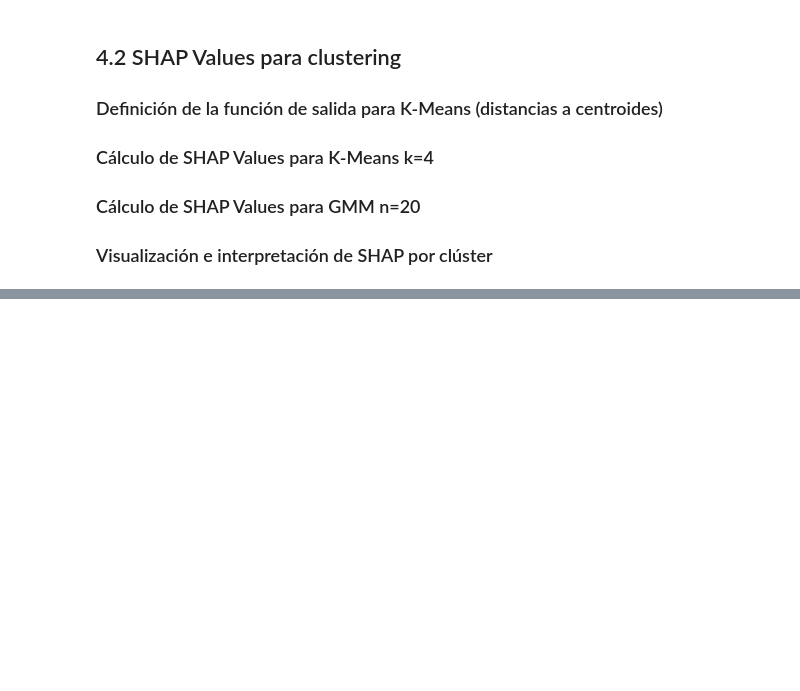
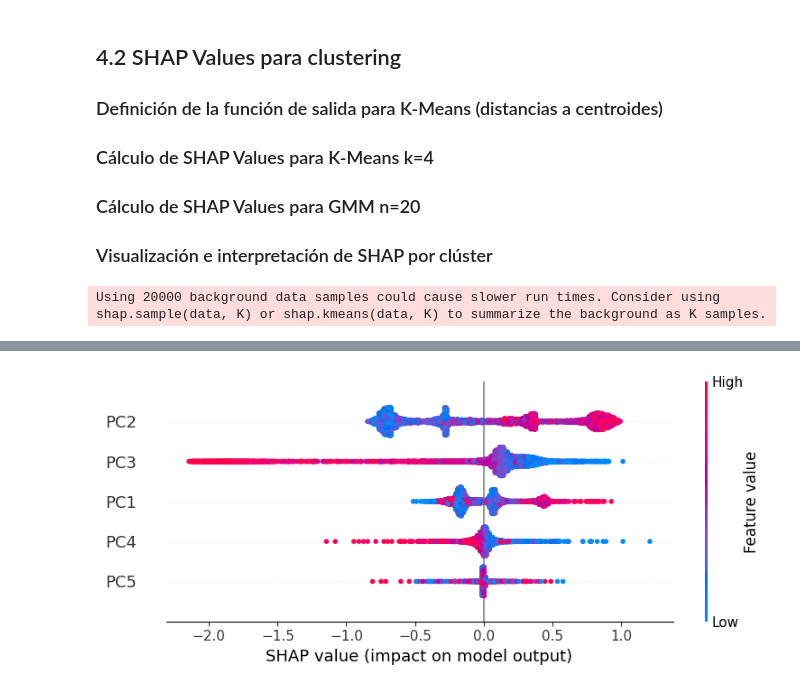
Before and after one commit to marcfpereirauoc/TFG, a Jupyter notebook: 03_explicabilidad_incertidumbre.ipynb, the cells around one changed output, grey strips where cells are left out. Saved outputs shown, nothing was run; the diff lists cells and outputs as text; code cells hidden in the pictures; blank space fills up the shorter version.

Commit message:
Trabajando en la explicabilidad. Introducido concepto de explicabilidad profundamente. Ahora falta explicar PFI y desarrollar SHAP.

```diff
--- a/03_explicabilidad_incertidumbre.ipynb
+++ b/03_explicabilidad_incertidumbre.ipynb
@@ -297,3 +335,31 @@ TODO AQUI EXPLICACION
 ### Cálculo de SHAP Values para GMM n=20
 
 ### Visualización e interpretación de SHAP por clúster
+# %%
+# SHAP Values para K-Means k=4 sobre el espacio PCA
+
+# Seleccionamos una muestra de fondo (background) para el KernelExplainer
+# Esta muestra representa la distribución global y reduce el coste computacional
+X_pca_background = X_pca_df.sample(n=20000, random_state=42)
+
+# Seleccionamos un subconjunto de observaciones que queremos explicar
+X_pca_explain = X_pca_df.sample(n=5000, random_state=24)
+
+# Definimos el explicador SHAP usando la función predict de K-Means k=4
+explainer_k4 = shap.KernelExplainer(
+    model=kmeans_k4_pca.predict,
+    data=X_pca_background.values,
+)
+
+# Calculamos los valores SHAP para las observaciones seleccionadas
+shap_values_k4 = explainer_k4.shap_values(X_pca_explain.values)
+
+# Visualización: summary plot en el espacio de componentes principales
+shap.initjs()
+shap.summary_plot(
+    shap_values_k4,
+    X_pca_explain,
+    feature_names=X_pca_explain.columns
+)
+# %% [output]
+Using 20000 background data samples could cause slower run times. Consider using shap.sample(data, K) or shap.kmeans(data, K) to summarize the background as K samples.
@@ -299,0 +367 @@ TODO AQUI EXPLICACION
+[figure, added]
```
Also changed, not shown: parts of 4 cells of this notebook, 2 other files.
